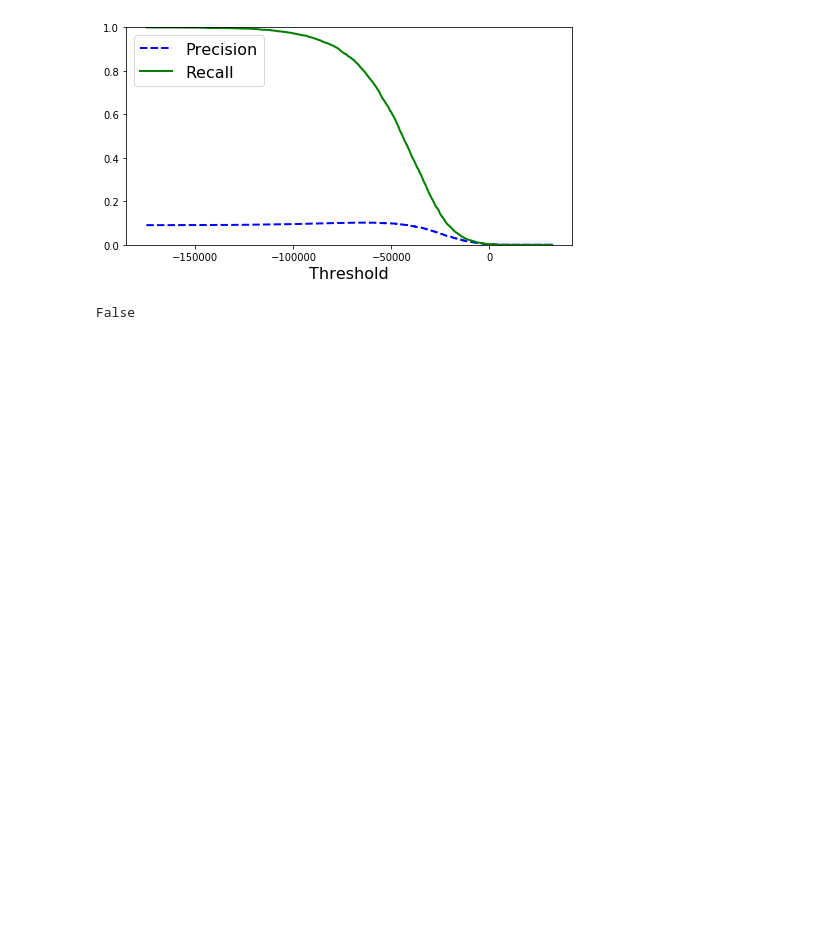
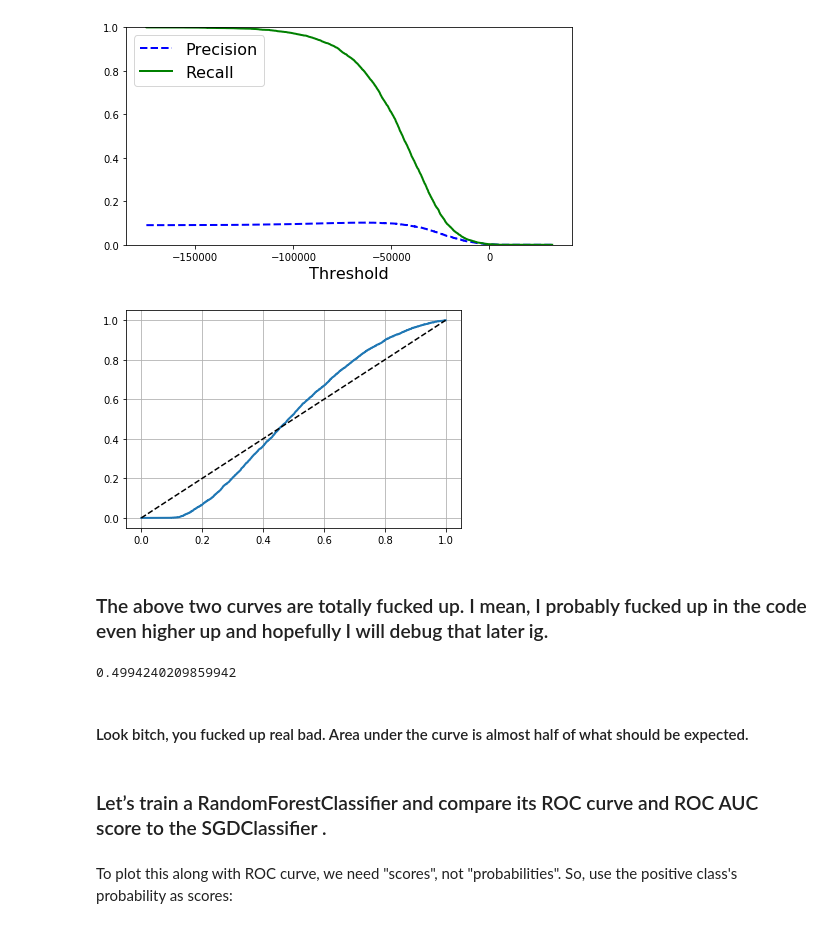
Before and after one commit to CryoZEUS/ageron_projects, a Jupyter notebook: MNIST.ipynb, the cells around one changed output. Drawn from its saved outputs; the diff is of its cells as text; code cells hidden in the pictures; blank space fills up the shorter version.

Commit message:
Added RandomForestClassifer

```diff
--- a/MNIST.ipynb
+++ b/MNIST.ipynb
@@ -278,7 +279,31 @@ plot_precision_recall_vs_threshold(precisions, recalls, thresholds)
 plt.show()
 # %% [output]
 [figure]
-# %%
-(y_train_pred == (y_scores > 0)).all()
-# %% [output]
-False
+# %%
+from sklearn.metrics import roc_curve
+
+fpr, tpr, thresholds = roc_curve(y_train_5, y_scores)
+# %%
+#Plotting FPR against TPR using matplotlib
+
+def plot_roc_curve(fpr, tpr, label = None):
+    plt.plot(fpr, tpr, linewidth = 2, label = label)
+    plt.plot([0, 1], [0, 1], 'k--')   #dashed diagonal
+    plt.grid()
+
+
+plot_roc_curve(fpr, tpr)
+plt.show()
+# %% [output]
+[figure, added]
+# %% [markdown]
+### The above two curves are totally fucked up. I mean, I probably fucked up in the code even higher up and hopefully I will debug that later ig.
+# %%
+from sklearn.metrics import roc_auc_score
+roc_auc_score(y_train_5, y_scores)
+# %% [output]
+0.4994240209859942
+# %% [markdown]
+#### Look bitch, you fucked up real bad. Area under the curve is almost half of what should be expected.
+# %% [markdown]
+### Let’s train a RandomForestClassifier and compare its ROC curve and ROC AUC score to the SGDClassifier .
@@ -284,0 +315,2 @@ False
+# %% [markdown]
+To plot this along with ROC curve, we need "scores", not "probabilities". So, use the positive class's probability as scores:
```
Also changed, not shown: parts of 7 cells of this notebook.
